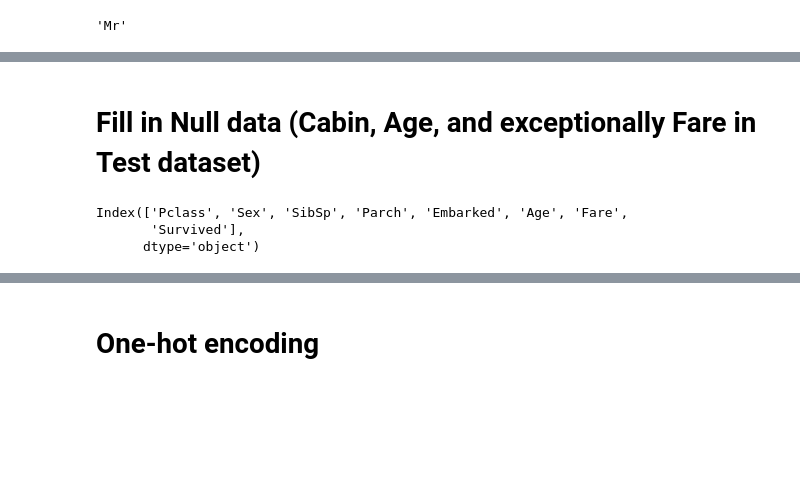
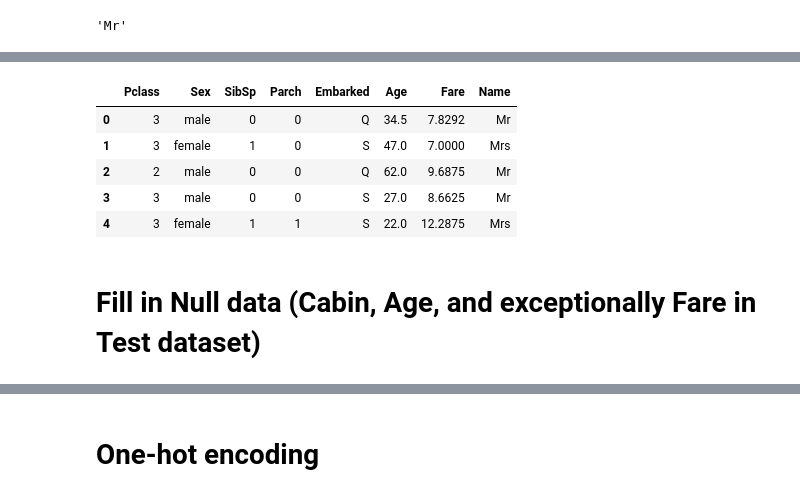
Before and after one commit to Cornelii/kaggle, a Jupyter notebook: titanic/baseline.ipynb, the cells around one changed output, grey strips where cells are left out. Cells and saved outputs as stored; diff of their text form; code cells hidden in the pictures; blank space fills up the shorter version.

```diff
--- a/titanic/baseline.ipynb
+++ b/titanic/baseline.ipynb
@@ -320,10 +353,16 @@ pdf_train.head(5)
+# %%
+test_Name=df_test["Name"].apply(title_processor)
+x_test=pd.concat([df_test[features],test_Name],axis=1)
+# %%
+x_test.head(5)
+# %% [output]
+|  | Pclass | Sex | SibSp | Parch | Embarked | Age | Fare | Name |
+| 0 | 3 | male | 0 | 0 | Q | 34.5 | 7.8292 | Mr |
+| 1 | 3 | female | 1 | 0 | S | 47.0 | 7.0000 | Mrs |
+| 2 | 2 | male | 0 | 0 | Q | 62.0 | 9.6875 | Mr |
+| 3 | 3 | male | 0 | 0 | S | 27.0 | 8.6625 | Mr |
+| 4 | 3 | female | 1 | 1 | S | 22.0 | 12.2875 | Mrs |
 # %%
 # plot_single_distrib(pdf_train,["Cabin","Ticket","Name","Embarked"],2,2,(8,8))
 # %% [markdown]
 # Fill in Null data (Cabin, Age, and exceptionally Fare in Test dataset)
-# %%
-pdf_train.columns
-# %% [output]
-Index(['Pclass', 'Sex', 'SibSp', 'Parch', 'Embarked', 'Age', 'Fare',
-       'Survived'],
-      dtype='object')
```
Also changed, not shown: parts of 39 cells of this notebook, 1 other file.
